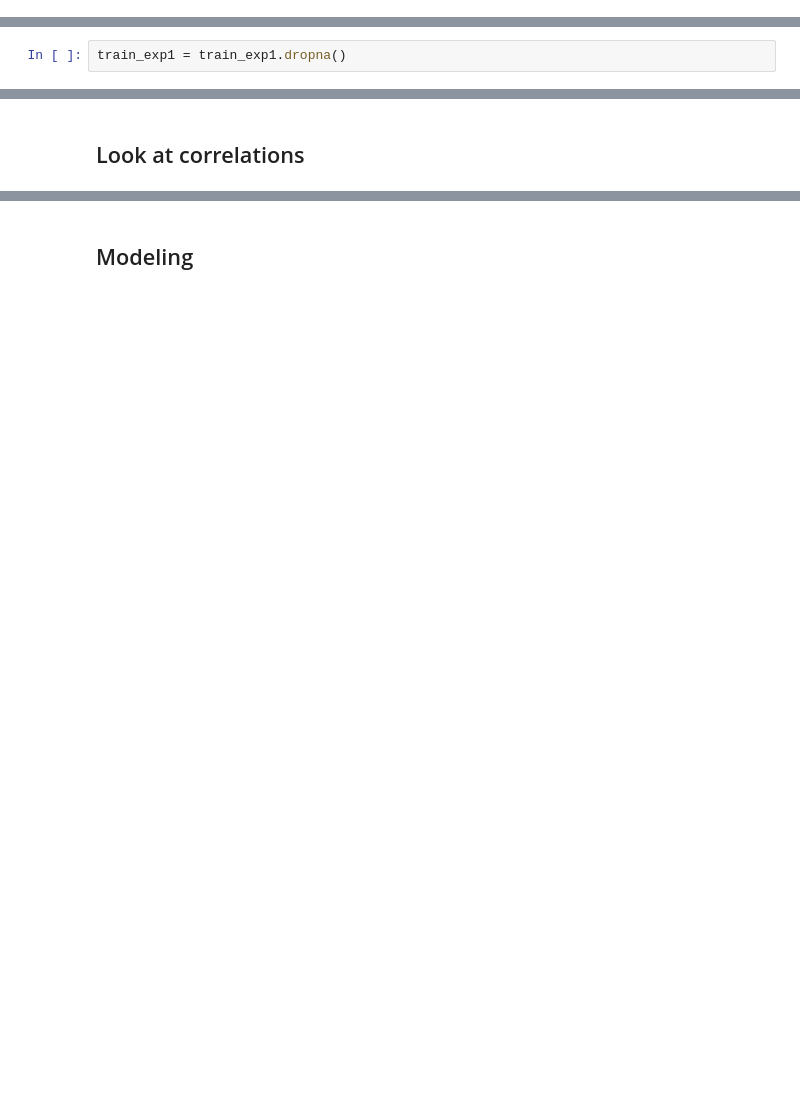
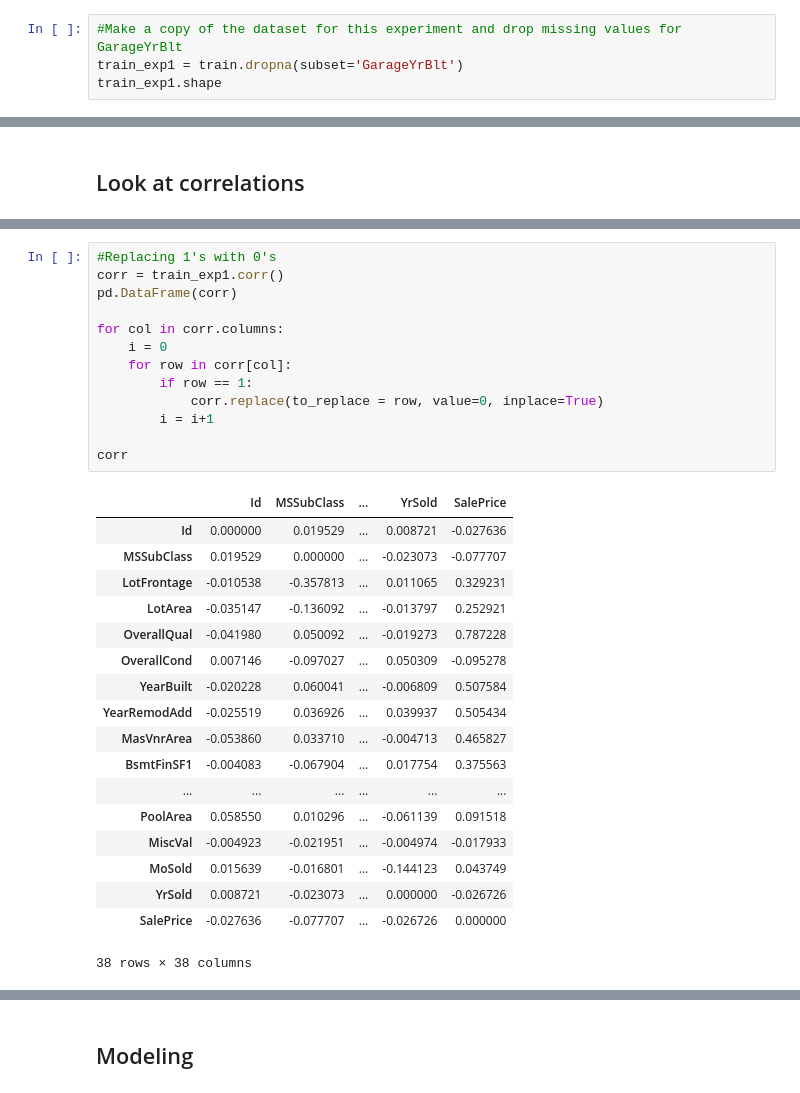
Before and after one commit to TonyJosephD/House_Price_Regression, a Jupyter notebook: project3.ipynb, the cells around one changed output, grey strips where cells are left out. Saved outputs shown, nothing was run; the diff lists cells and outputs as text; blank space fills up the shorter version.

```diff
--- a/project3.ipynb
+++ b/project3.ipynb
@@ -68,0 +135,4 @@ train_exp1 = train.dropna(axis=1, thresh=min_count)
+# %%
+#Make a copy of the dataset for this experiment and drop missing values for GarageYrBlt
+train_exp1 = train.dropna(subset='GarageYrBlt')
+train_exp1.shape
@@ -136,5 +216,3 @@ Index(['MasVnrType', 'Electrical'], dtype='object')
-# %%
-train_exp1 = train_exp1.dropna()
 # %%
 train_exp1.shape
 # %% [output]
@@ -244,0 +234,32 @@ num_features
+# %%
+#Replacing 1's with 0's
+corr = train_exp1.corr()
+pd.DataFrame(corr)
+
+for col in corr.columns:
+    i = 0
+    for row in corr[col]:
+        if row == 1:
+            corr.replace(to_replace = row, value=0, inplace=True)
+        i = i+1
+
+corr
+# %% [output]
+|  | Id | MSSubClass | ... | YrSold | SalePrice |
+| Id | 0.000000 | 0.019529 | ... | 0.008721 | -0.027636 |
+| MSSubClass | 0.019529 | 0.000000 | ... | -0.023073 | -0.077707 |
+| LotFrontage | -0.010538 | -0.357813 | ... | 0.011065 | 0.329231 |
+| LotArea | -0.035147 | -0.136092 | ... | -0.013797 | 0.252921 |
+| OverallQual | -0.041980 | 0.050092 | ... | -0.019273 | 0.787228 |
+| OverallCond | 0.007146 | -0.097027 | ... | 0.050309 | -0.095278 |
+| YearBuilt | -0.020228 | 0.060041 | ... | -0.006809 | 0.507584 |
+| YearRemodAdd | -0.025519 | 0.036926 | ... | 0.039937 | 0.505434 |
+| MasVnrArea | -0.053860 | 0.033710 | ... | -0.004713 | 0.465827 |
+| BsmtFinSF1 | -0.004083 | -0.067904 | ... | 0.017754 | 0.375563 |
+| ... | ... | ... | ... | ... | ... |
+| PoolArea | 0.058550 | 0.010296 | ... | -0.061139 | 0.091518 |
+| MiscVal | -0.004923 | -0.021951 | ... | -0.004974 | -0.017933 |
+| MoSold | 0.015639 | -0.016801 | ... | -0.144123 | 0.043749 |
+| YrSold | 0.008721 | -0.023073 | ... | 0.000000 | -0.026726 |
+| SalePrice | -0.027636 | -0.077707 | ... | -0.026726 | 0.000000 |
+38 rows × 38 columns
```
Also changed, not shown: parts of 131 cells of this notebook.
